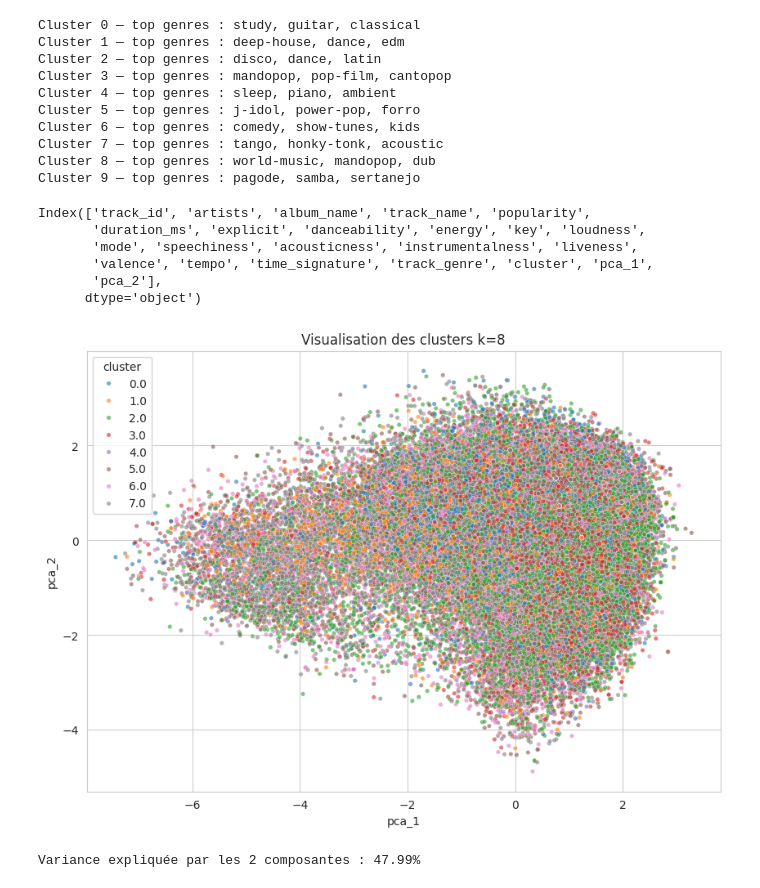
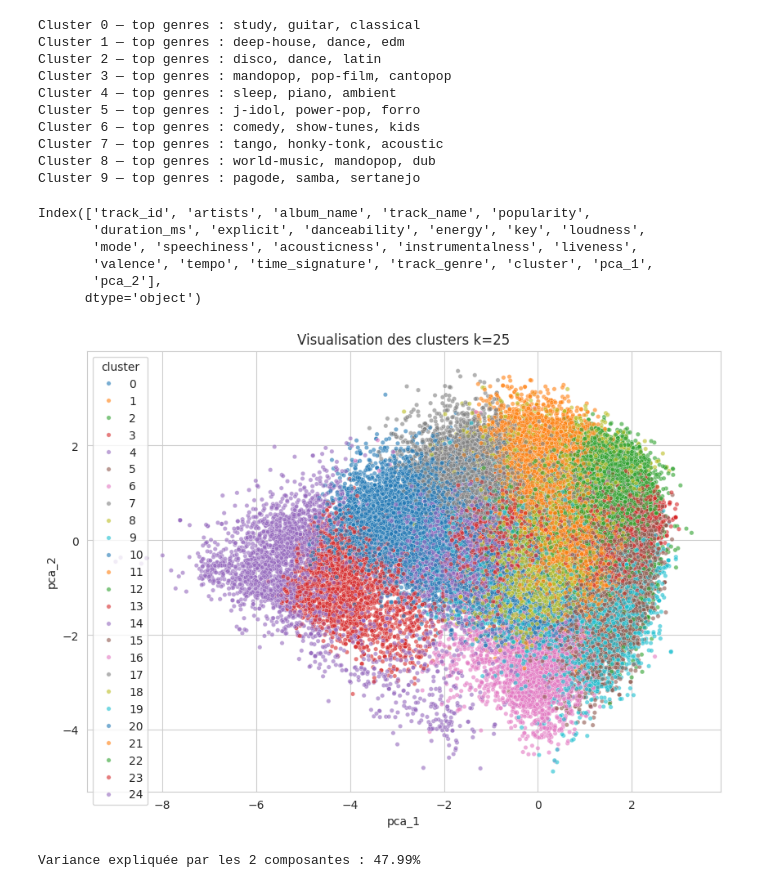
Before and after one commit to mohamed0barhoomi/Final_DATASC_Project, a Jupyter notebook: last_project.ipynb, the cells around one changed output. Saved outputs shown, nothing was run; the diff lists cells and outputs as text; code cells hidden in the pictures.

```diff
--- a/last_project.ipynb
+++ b/last_project.ipynb
@@ -654,25 +659,25 @@ Cluster 9 — top genres : pagode, samba, sertanejo
 # %%
 pca = PCA(n_components=2, random_state=42)
 X_pca = pca.fit_transform(princ_data)
 
 data["pca_1"] = X_pca[:, 0]
 data["pca_2"] = X_pca[:, 1]
 print(data.columns)
 plt.figure(figsize=(10,7))
 sns.scatterplot(data=data, x="pca_1", y="pca_2", hue="cluster",
                  palette="tab10", s=15, alpha=0.6)
-plt.title(f"Visualisation des clusters k={k_KM}")
+plt.title(f"Visualisation des clusters k=25")
 plt.show()
 
 print(f"Variance expliquée par les 2 composantes : {pca.explained_variance_ratio_.sum():.2%}")
 # %% [output]
 Index(['track_id', 'artists', 'album_name', 'track_name', 'popularity',
        'duration_ms', 'explicit', 'danceability', 'energy', 'key', 'loudness',
        'mode', 'speechiness', 'acousticness', 'instrumentalness', 'liveness',
        'valence', 'tempo', 'time_signature', 'track_genre', 'cluster', 'pca_1',
        'pca_2'],
       dtype='object')
-[figure, old version]
+[figure, new version]
 Variance expliquée par les 2 composantes : 47.99%
 # %%
 cluster_prof = data.groupby("cluster")[fut_princ].mean()
```
Also changed, not shown: parts of 6 cells of this notebook.
